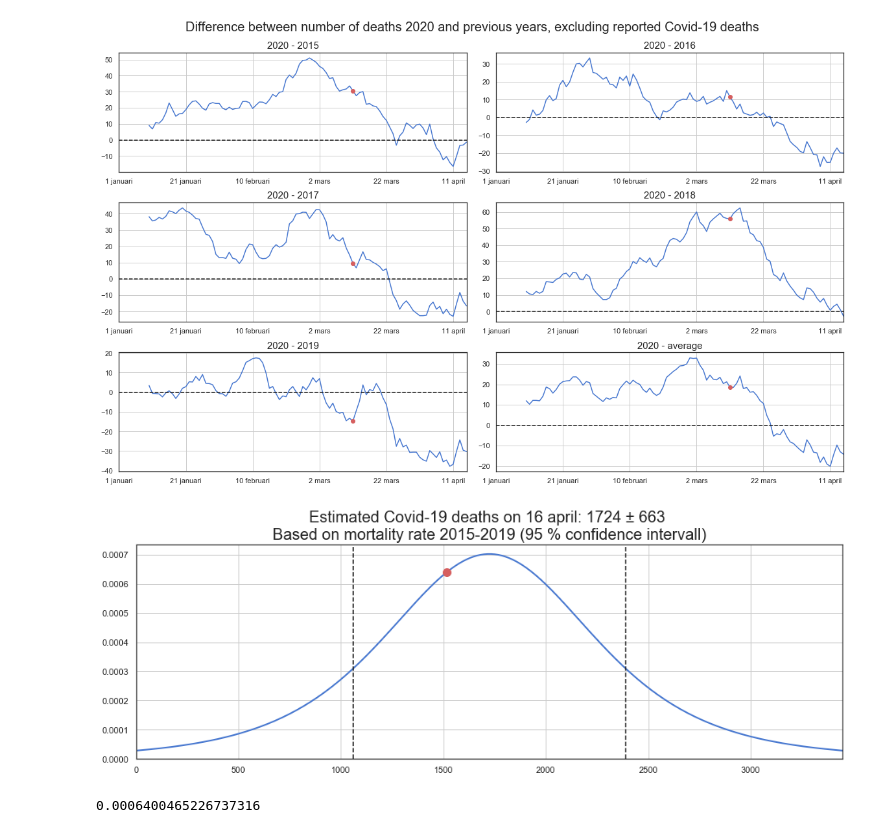
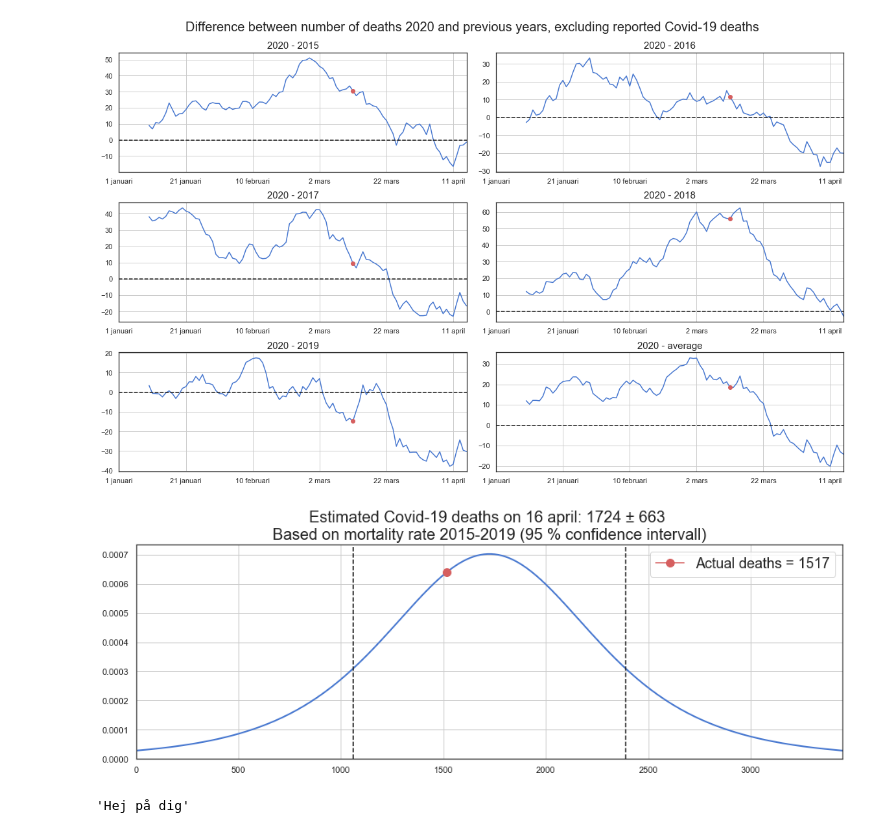
Before and after one commit to Frallmeister/covid19, a Jupyter notebook: corona_notebook.ipynb, the cells around one changed output. Cells and saved outputs as stored; diff of their text form; code cells hidden in the pictures.

Commit message:
Update legend in t distribution plot

```diff
--- a/corona_notebook.ipynb
+++ b/corona_notebook.ipynb
@@ -390,38 +390,38 @@ X_mean = X.mean()
 
 # Sample variance for all years
 n = len(years)
 X_var = sum((X_mean-X)**2)/(n-1)
 S = np.sqrt(X_var)
 
 # two sided t-value from the t-distribution
 deg = n-1
 t_value = stats.t.ppf(0.975, df=deg)
 
 # Confidence intervall
 ci = t_value*S/np.sqrt(n)
 
 # print(f"Number of Covid-19 deaths is estimated to be {X_mean} \u00B1 {round(ci):0.0f} based on mortality rate 2015-2019 (95 % confidence intervall)")
 
 fig, ax = plt.subplots(figsize=(16,5))
 x = np.linspace(0, 2*X_mean, 200)
 ax.plot(x, stats.t.pdf(x, deg, loc=X_mean, scale=S), lw=2)
 ax.grid()
 stat_day = df_sweden.index[last_reliable_day]
-ax.set_title(f"Estimated Covid-19 deaths on {stat_day}: {round(X_mean):0.0f} \u00B1 {round(ci):0.0f} \nBased on mortality rate 2015-2019 (95 % confidence intervall)", fontsize=20);
+ax.set_title(f"Estimated Covid-19 deaths on {stat_day.Capitalize()}: {round(X_mean):0.0f} \u00B1 {round(ci):0.0f} \nBased on mortality rate 2015-2019 (95 % confidence intervall)", fontsize=20);
 ax.set_xlim([0, 2*X_mean])
 ylim = ax.get_ylim()
 ax.set_ylim([0, ylim[1]])
 
 ax.plot([X_mean-ci]*2, [0, ylim[1]], '--k')
 ax.plot([X_mean+ci]*2, [0, ylim[1]], '--k');
 
 actual_deaths = df_sweden['Corona_deaths'].iloc[index_first_death:last_reliable_day].sum()
 dist_y = stats.t.pdf(actual_deaths, deg, loc=X_mean, scale=S)
-ax.plot(actual_deaths, dist_y, marker='o', color='r', markersize=10);
+ax.plot(actual_deaths, dist_y, marker='o', color='r', markersize=10, label=f'Actual deaths = {actual_deaths}')
+ax.legend(fontsize=18);
 # %% [output]
-[figure, old version]
+[figure, new version]
-# %%
-a=df_sweden['Corona_deaths'].iloc[index_first_death:last_reliable_day].sum()
-stats.t.pdf(a, deg, loc=X_mean, scale=S)
-# %% [output]
-0.0006400465226737316
+# %%
+'hej på dig'.capitalize()
+# %% [output]
+'Hej på dig'
```
